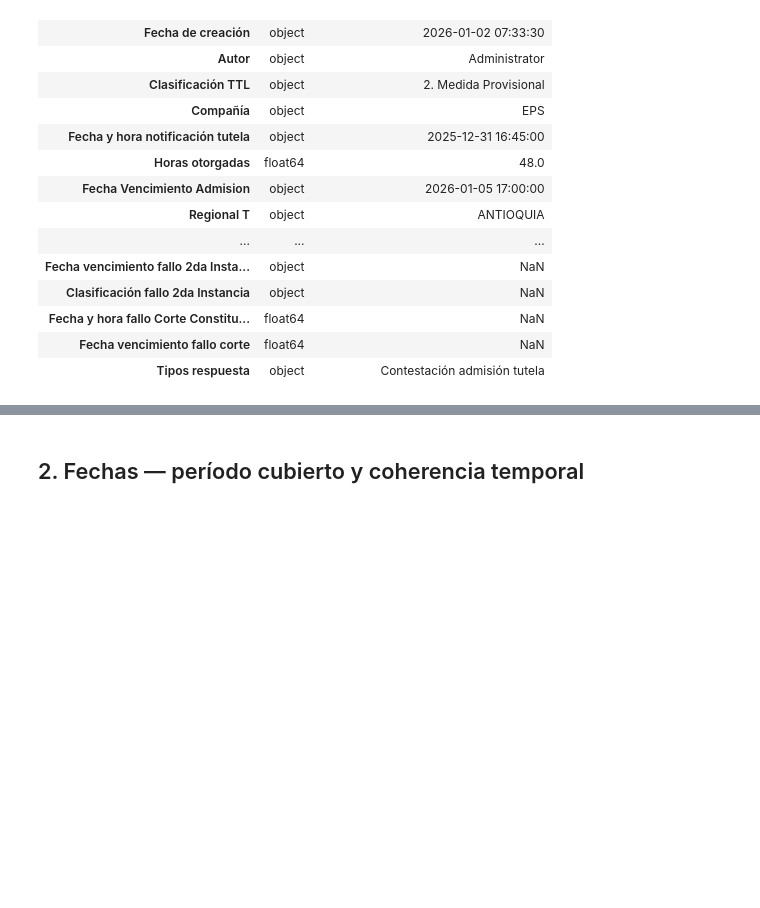
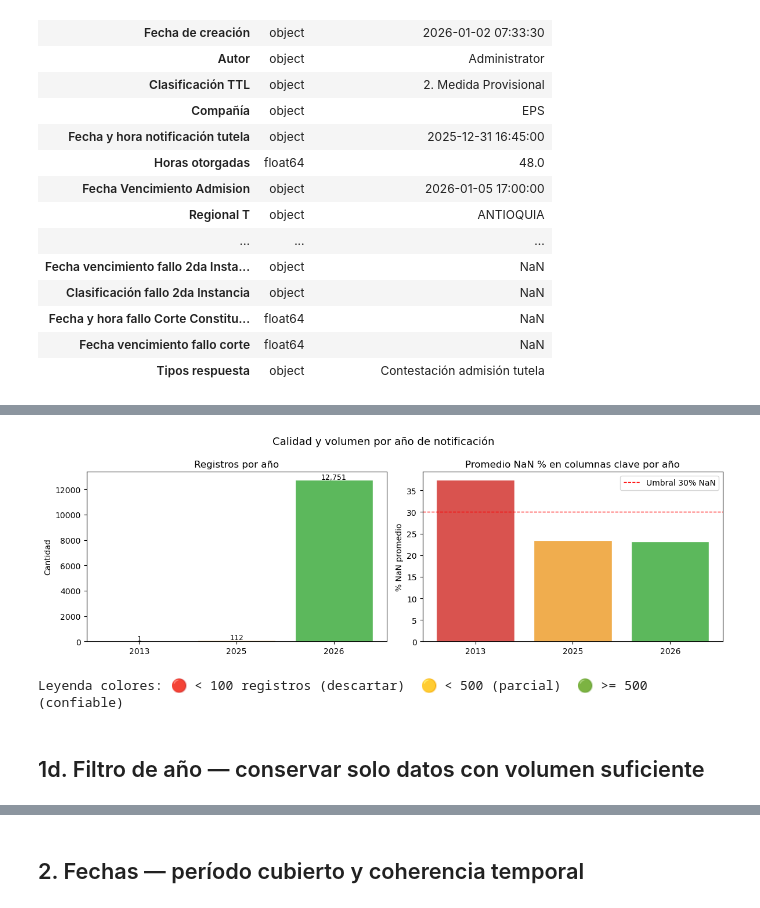
Before and after one commit to dfsosa83/sura-legal, a Jupyter notebook: notebooks/01_tutelas_exploration.ipynb, the cells around one changed output, grey strips where cells are left out. Drawn from its saved outputs; the diff is of its cells as text; code cells hidden in the pictures; blank space fills up the shorter version.

```diff
--- a/notebooks/01_tutelas_exploration.ipynb
+++ b/notebooks/01_tutelas_exploration.ipynb
@@ -68,0 +199,34 @@ df.dtypes.to_frame('dtype').assign(sample=df.iloc[0]).head(47)
+# %%
+
+# Visualización: volumen + NaN promedio por año
+fig, axes = plt.subplots(1, 2, figsize=(12, 4))
+
+years = [int(y) for y in year_stats]
+counts = [year_stats[y]['n'] for y in year_stats]
+nulls  = [year_stats[y]['avg_null'] for y in year_stats]
+
+bar_colors = ['#d9534f' if c < 100 else '#f0ad4e' if c < 500 else '#5cb85c' for c in counts]
+
+axes[0].bar([str(y) for y in years], counts, color=bar_colors, edgecolor='white')
+axes[0].set_title('Registros por año', fontsize=12)
+axes[0].set_ylabel('Cantidad')
+for i, (y, n) in enumerate(zip(years, counts)):
+    axes[0].text(i, n + 50, f'{n:,}', ha='center', fontsize=9)
+
+axes[1].bar([str(y) for y in years], nulls, color=bar_colors, edgecolor='white')
+axes[1].axhline(30, color='red', linestyle='--', linewidth=1, label='Umbral 30% NaN')
+axes[1].set_title('Promedio NaN % en columnas clave por año', fontsize=12)
+axes[1].set_ylabel('% NaN promedio')
+axes[1].legend()
+
+plt.suptitle('Calidad y volumen por año de notificación', fontsize=13)
+plt.tight_layout()
+plt.show()
+
+print()
+print('Leyenda colores: 🔴 < 100 registros (descartar)  🟡 < 500 (parcial)  🟢 >= 500 (confiable)')
+# %% [output]
+[figure, added]
+Leyenda colores: 🔴 < 100 registros (descartar)  🟡 < 500 (parcial)  🟢 >= 500 (confiable)
+# %% [markdown]
+## 1d. Filtro de año — conservar solo datos con volumen suficiente
```
Also changed, not shown: parts of 21 cells of this notebook, 41 other files.
